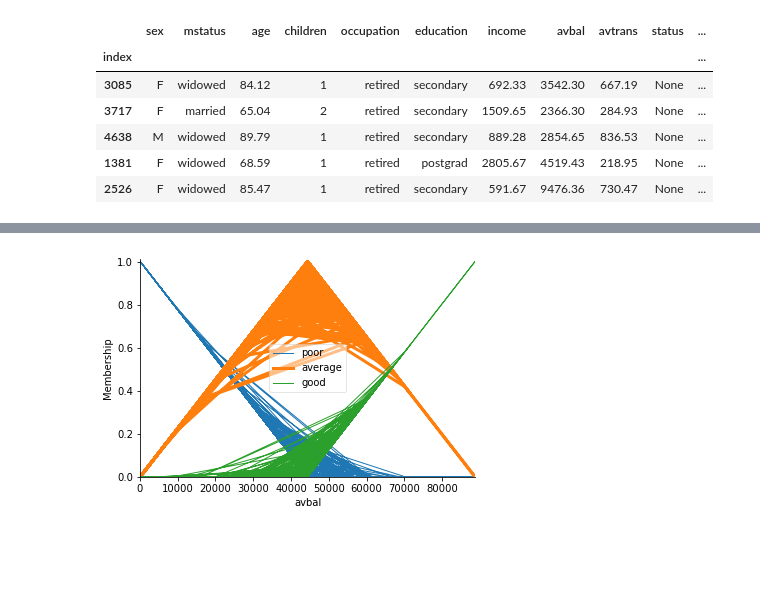
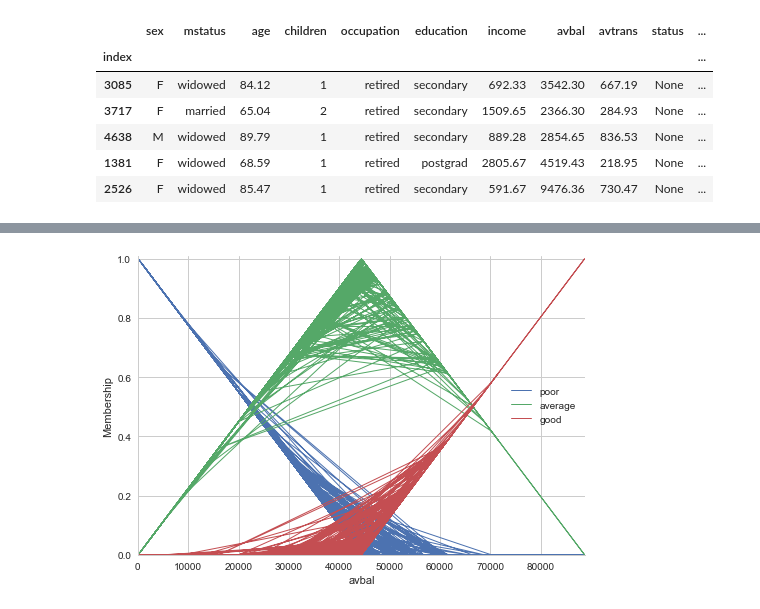
Before and after one commit to peterwtlee/MTech-KE-DISPBA, a Jupyter notebook: src/Fuzzy.ipynb, the cells around one changed output, grey strips where cells are left out. Drawn from its saved outputs; the diff is of its cells as text; code cells hidden in the pictures; blank space fills up the shorter version.

```diff
--- a/src/Fuzzy.ipynb
+++ b/src/Fuzzy.ipynb
@@ -5,6 +5,9 @@ import skfuzzy as fuzz
 from skfuzzy import control as ctrl
 import matplotlib.pyplot as plt
 %matplotlib inline
+# %%
+import seaborn as sns
+sns.set(style="whitegrid", color_codes=True)
 # %%
 dfTrial = pd.read_csv('../data/trialPromoResults.csv', index_col='index')
 dfCust = pd.read_csv('../data/custdatabase.csv', index_col='index')
@@ -75 +133,6 @@ dfTrain.head()
+# %%
+dfTrain['mstatus_c'] = dfTrain['mstatus'].map({'widowed': 0, 'married': 1, 'divorced': 2, 'single': 3})
+dfTrain['occupation_c'] = dfTrain['occupation'].map({'retired': 0, 'education': 1, 'construct': 2, 'IT': 3, \
+                                               'manuf': 4, 'government': 5, 'finance': 6, 'medicine': 8, 'legal': 9})
+dfTrain['education_c'] = dfTrain['education'].map({'secondary': 0, 'tertiary': 1, 'postgrad': 2, 'professional': 3})
 # %% [markdown]
@@ -101,7 +173,7 @@ pscore['high'] = fuzz.trimf(pscore.universe, [4, 8, 8])
 # %%
-avbal['average'].view()
+avbal.view()
 # %% [output]
-[figure, old version]
+[figure, new version]
 # %%
 pscore.view()
 # %% [output]
```
Also changed, not shown: parts of 44 cells of this notebook.
